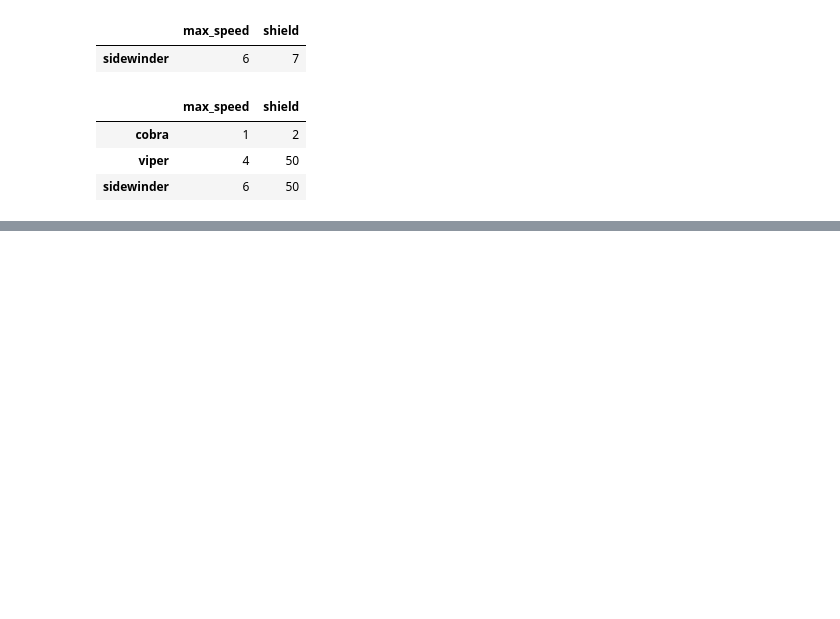
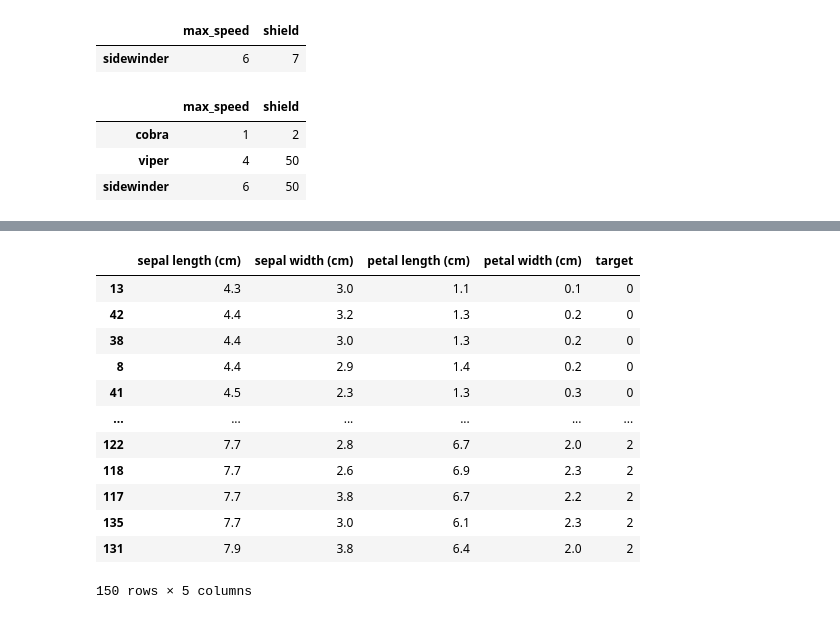
Before and after one commit to ulrikSebastienR/2021-Basic-Python, a Jupyter notebook: Operations_on_DataFrame.ipynb, the cells around one changed output, grey strips where cells are left out. Saved outputs shown, nothing was run; the diff lists cells and outputs as text; code cells hidden in the pictures; blank space fills up the shorter version.

```diff
--- a/Operations_on_DataFrame.ipynb
+++ b/Operations_on_DataFrame.ipynb
@@ -209,0 +303,13 @@ df
+# %%
+import pandas as pd
+import numpy as np
+from sklearn import datasets
+
+iris = datasets.load_iris()
+#print(iris)
+'''for i in iris:
+    print(i, '\n', iris[i])'''
+df = pd.DataFrame(iris.data, columns=iris.feature_names)
+df['target']=iris.target
+print(df)
+print(df.loc[[13,42,38,8]])
@@ -209,0 +334,16 @@ df
+# %%
+df.sort_values('sepal length (cm)') # I still don't understand what those two articles were about.
+# %% [output]
+|  | sepal length (cm) | sepal width (cm) | petal length (cm) | petal width (cm) | target |
+| 13 | 4.3 | 3.0 | 1.1 | 0.1 | 0 |
+| 42 | 4.4 | 3.2 | 1.3 | 0.2 | 0 |
+| 38 | 4.4 | 3.0 | 1.3 | 0.2 | 0 |
+| 8 | 4.4 | 2.9 | 1.4 | 0.2 | 0 |
+| 41 | 4.5 | 2.3 | 1.3 | 0.3 | 0 |
+| ... | ... | ... | ... | ... | ... |
+| 122 | 7.7 | 2.8 | 6.7 | 2.0 | 2 |
+| 118 | 7.7 | 2.6 | 6.9 | 2.3 | 2 |
+| 117 | 7.7 | 3.8 | 6.7 | 2.2 | 2 |
+| 135 | 7.7 | 3.0 | 6.1 | 2.3 | 2 |
+| 131 | 7.9 | 3.8 | 6.4 | 2.0 | 2 |
+150 rows × 5 columns
```
Also changed, not shown: parts of 9 cells of this notebook.
